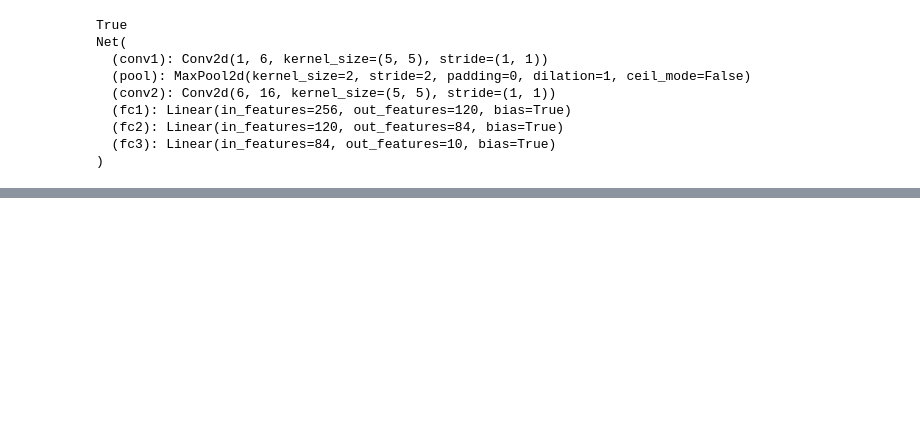
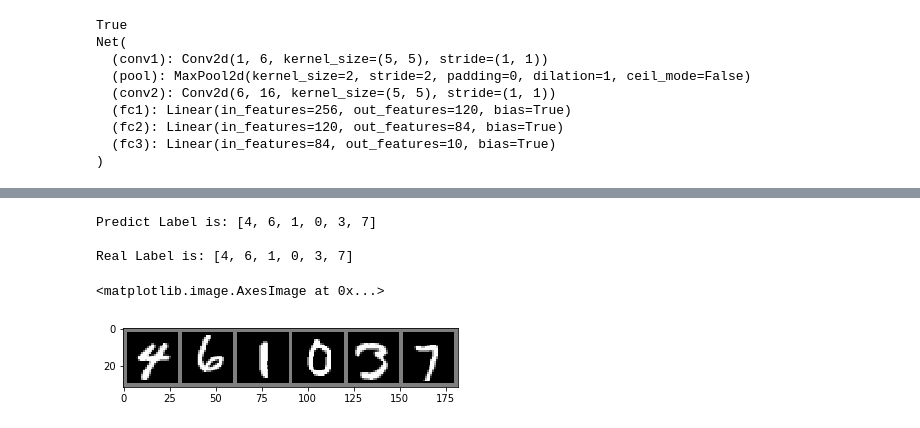
Before and after one commit to Kelvinyu1117/pytorch-snippets, a Jupyter notebook: mnist_training/notes.ipynb, the cells around one changed output, grey strips where cells are left out. Cells and saved outputs as stored; diff of their text form; code cells hidden in the pictures; blank space fills up the shorter version.

```diff
--- a/mnist_training/notes.ipynb
+++ b/mnist_training/notes.ipynb
@@ -204,0 +212,27 @@ tensor(99, device='cuda:0')
+# %%
+test_loader = torch.utils.data.DataLoader(dataset=data_test,
+                                               batch_size = 6,
+                                               shuffle = True)
+# try to perform prediction
+images, labels = next(iter(test_loader))
+
+images = images.cuda()
+outputs = net(images)
+_, pred = torch.max(outputs.data, 1)
+
+print("Predict Label is:", [ i.item() for i in pred.data])
+print("\nReal Label is:",[i.item() for i in labels])
+
+img = torchvision.utils.make_grid(images)
+img = img.cpu().numpy().transpose(1,2,0)
+
+std = [0.5,0.5,0.5]
+mean = [0.5,0.5,0.5]
+img = img*std+mean
+plt.imshow(img)
+# %% [output]
+Predict Label is: [4, 6, 1, 0, 3, 7]
+
+Real Label is: [4, 6, 1, 0, 3, 7]
+<matplotlib.image.AxesImage at 0x...>
+[figure, added]
```
Also changed, not shown: parts of 8 cells of this notebook, 1 other file.
